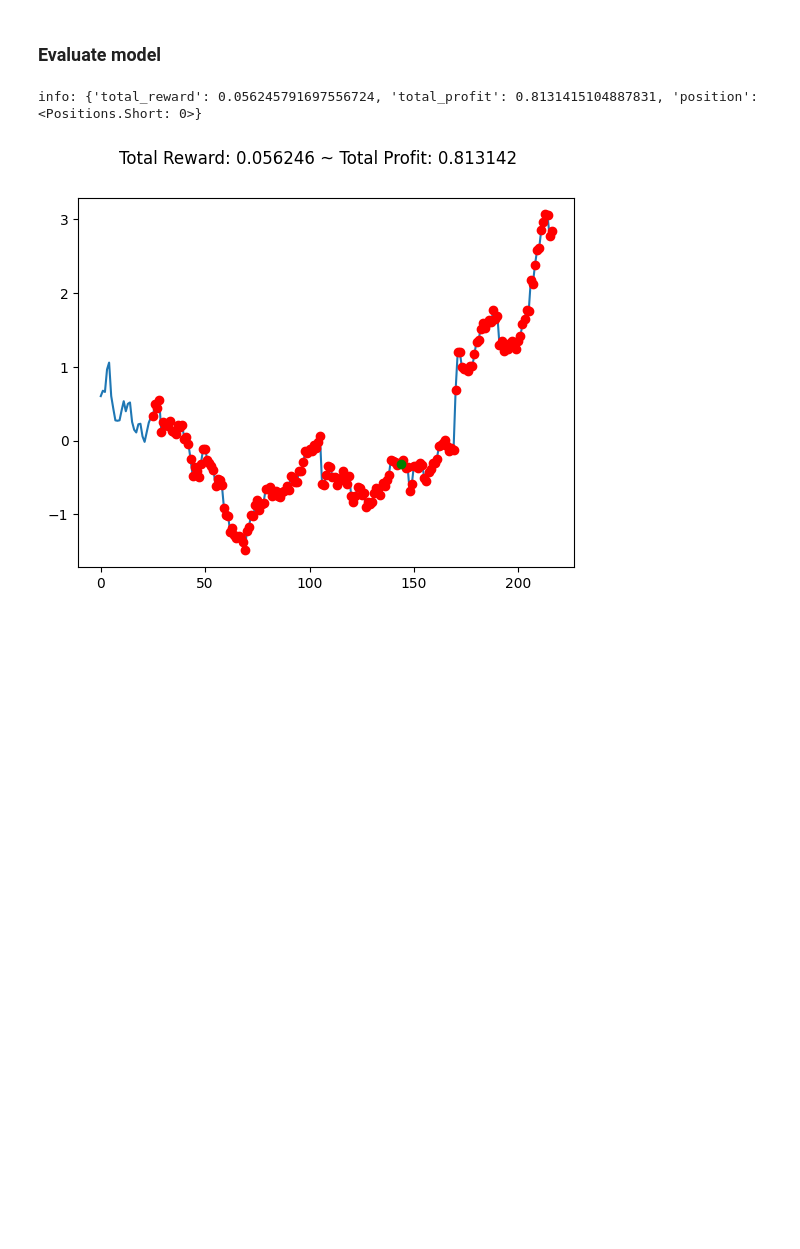
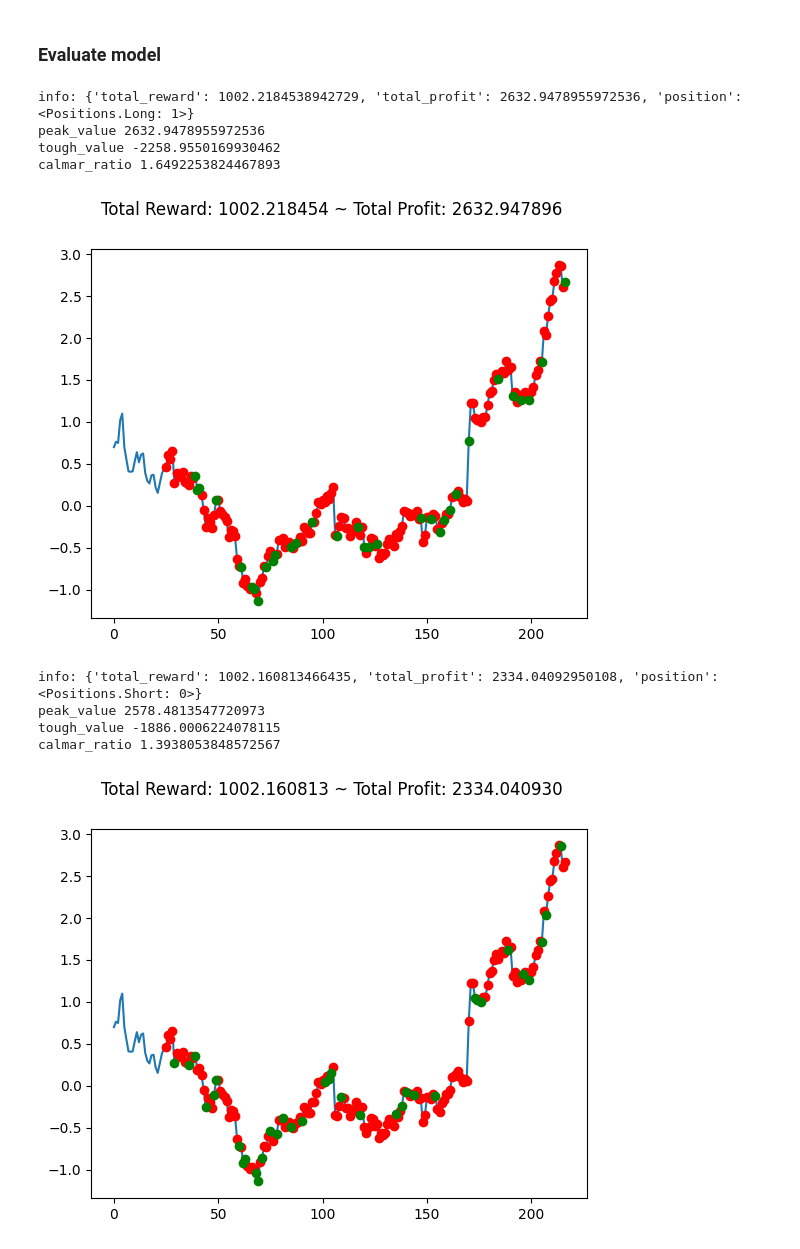
Before and after one commit to mega5800/algo-trading-system, a Jupyter notebook: Code/Gym Anytrading Notebooks/Paper Phase/gym_anytrading_with_technical_indicators_and_sentiment.ipynb, the cells around one changed output. Saved outputs shown, nothing was run; the diff lists cells and outputs as text; code cells hidden in the pictures; blank space fills up the shorter version.

Commit message:
Updated RL code section with newest notebook with the best current result of calmar ratio of 1.6

```diff
--- a/Code/Gym Anytrading Notebooks/Paper Phase/gym_anytrading_with_technical_indicators_and_sentiment.ipynb
+++ b/Code/Gym Anytrading Notebooks/Paper Phase/gym_anytrading_with_technical_indicators_and_sentiment.ipynb
@@ -48,4 +48,5 @@ from finta import TA
 # %%
 WINDOW_SIZE = 25
 AMOUNT_OF_EPISODES = 50
-DATASET_PATH = '/content/processed_normalised_PAPER_TSLA_data.csv'
+INITIAL_CAPITAL = 1000
+DATASET_PATH = '/content/TESLA RL training data - 1 Sentiment 12.2024.csv'
@@ -52,3 +55,14 @@ DATASET_PATH = '/content/processed_normalised_PAPER_TSLA_data.csv'
+# %%
+def calculate_calmar_ratio(initial_capital,final_capital,peak_value,tough_value):
+
+  cummulative_return = final_capital / initial_capital - 1
+
+  annualized_return = (1 + cummulative_return) ** (365 / 252) - 1
+
+  mdd = (peak_value - tough_value) / peak_value
+
+  calmar_ratio = annualized_return / mdd
+  return calmar_ratio
 # %% [markdown]
 ### 3. Read the dataset and preprocess it
 # %%
@@ -60,7 +74,7 @@ df.set_index('Date', inplace=True)
 
 df.sort_index(inplace=True)
 
-df.drop(columns='Unnamed: 0', inplace=True)
+df.drop(columns=['Unnamed: 0','Unnamed: 0.1'], inplace=True)
 
 df['Day'] = df.index.dayofweek
 # %% [markdown]
@@ -236,23 +320,45 @@ Wrapping the env in a DummyVecEnv.
 # %% [markdown]
 ### Evaluate model
 # %%
-env = MyCustomEnv(df=test_df, frame_bound=(60, len(test_df)), window_size=WINDOW_SIZE)
+calmar_ratio_list = []
+total_reward_list = []
+total_profit_list = []
 
-observation, info = env.reset()
-while True:
-    action = model.predict(observation)
-    observation, reward, terminated, truncated, info = env.step(action[0])
-    done = terminated or truncated
+for i in range(5):
 
-    if done:
-        print("info:", info)
-        # total_profit_list.append(info['total_profit'])
-        # total_reward_list.append(info['total_reward'])
-        break
+  env = MyCustomEnv(df=test_df, frame_bound=(60, len(test_df)), window_size=WINDOW_SIZE)
 
-plt.cla()
-env.unwrapped.render_all()
-plt.show()
+  observation, info = env.reset()
+  while True:
+      action = model.predict(observation)
+      observation, reward, terminated, truncated, info = env.step(action[0])
+      done = terminated or truncated
+
+      if done:
+          print("info:", info)
+          peak_value = np.max(env.history['total_profit'])
+          tough_value = np.min(env.history['total_profit'])
+          final_capital = info['total_profit']
+          print('peak_value',peak_value)
+          print('tough_value',tough_value)
+          calmar_ratio = calculate_calmar_ratio(INITIAL_CAPITAL,final_capital,peak_value,tough_value)
+          print('calmar_ratio',calmar_ratio)
+          calmar_ratio_list.append(calmar_ratio)
+          total_reward_list.append(info['total_reward'])
+          total_profit_list.append(info['total_profit'])
+          break
+
+  plt.cla()
+  env.unwrapped.render_all()
+  plt.show()
 # %% [output]
-info: {'total_reward': 0.056245791697556724, 'total_profit': 0.8131415104887831, 'position': <Positions.Short: 0>}
+info: {'total_reward': 1002.2184538942729, 'total_profit': 2632.9478955972536, 'position': <Positions.Long: 1>}
+peak_value 2632.9478955972536
+tough_value -2258.9550169930462
+calmar_ratio 1.6492253824467893
-[figure, old version]
+[figure, new version]
+info: {'total_reward': 1002.160813466435, 'total_profit': 2334.04092950108, 'position': <Positions.Short: 0>}
+peak_value 2578.4813547720973
+tough_value -1886.0006224078115
+calmar_ratio 1.3938053848572567
+[figure, added]
```
Also changed, not shown: parts of 15 cells of this notebook, 1 other file.
